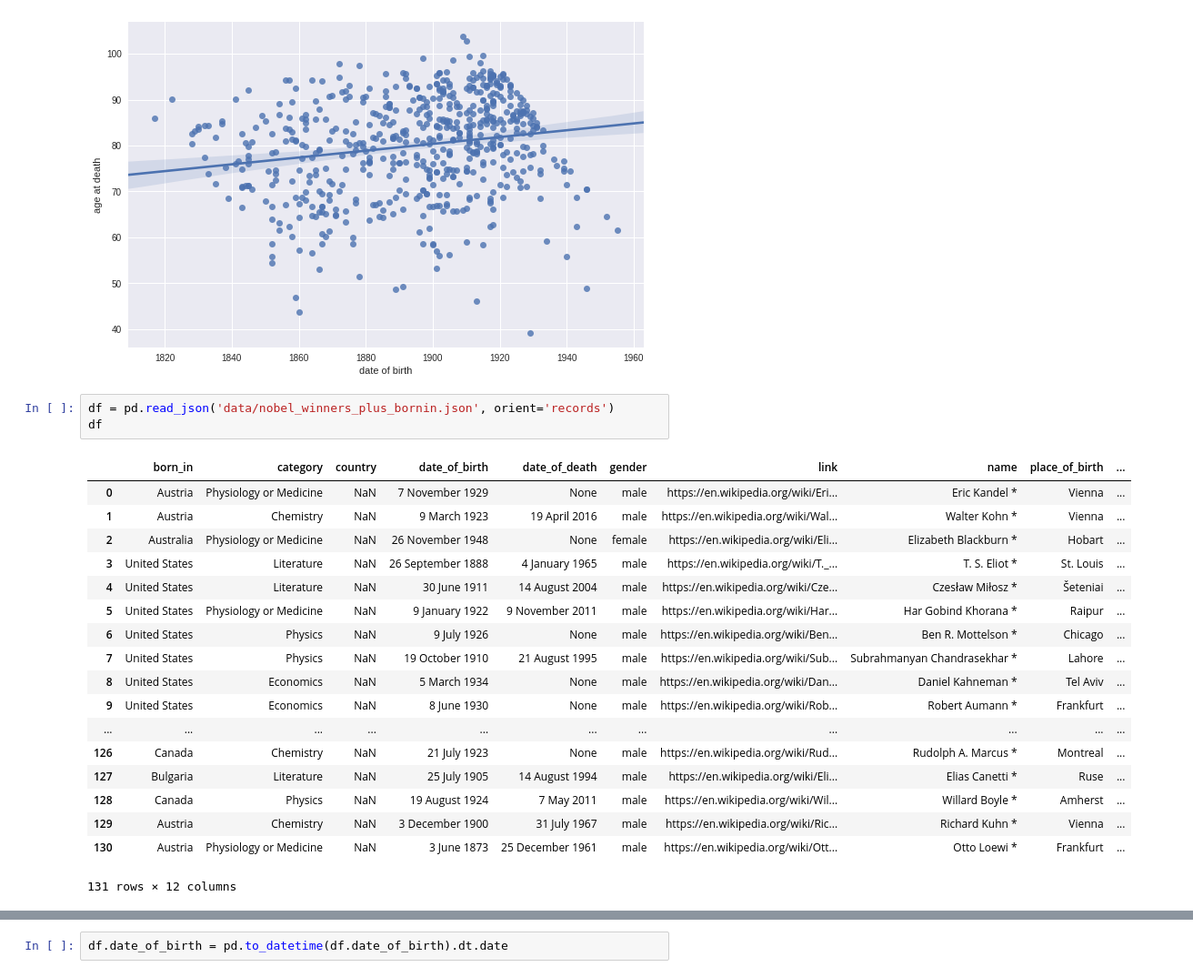
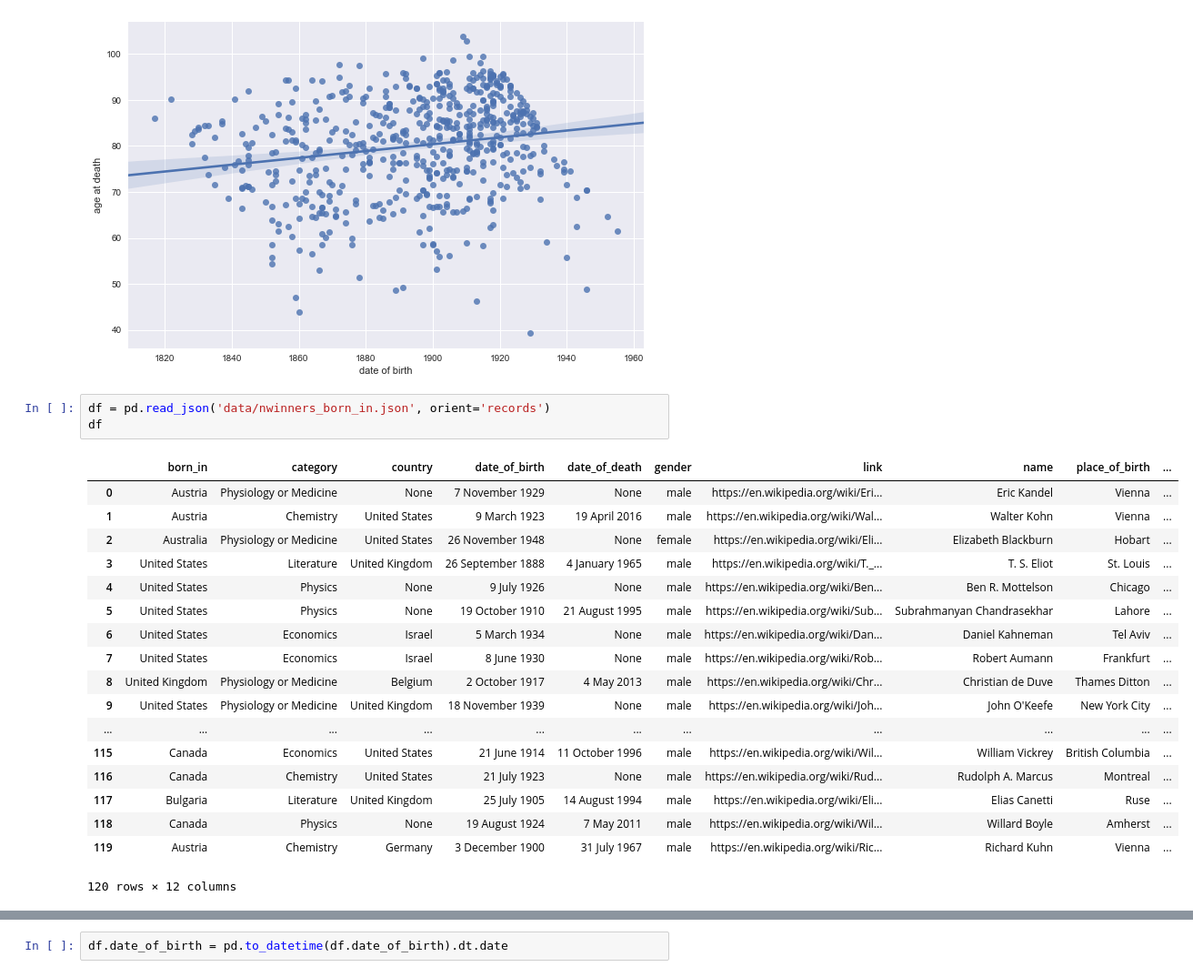
Before and after one commit to dyoung418/dataviz-python-js, a Jupyter notebook: exploring-data-pandas.ipynb, the cells around one changed output, grey strips where cells are left out. Shown at 91% size. Saved outputs shown, nothing was run; the diff lists cells and outputs as text.

```diff
--- a/exploring-data-pandas.ipynb
+++ b/exploring-data-pandas.ipynb
@@ -560,27 +554,27 @@ sns.lmplot('date of birth', 'age at death', data, size=6, aspect=1.5)
 <seaborn.axisgrid.FacetGrid at 0x...>
 [figure]
 # %%
-df = pd.read_json('data/nobel_winners_plus_bornin.json', orient='records')
+df = pd.read_json('data/nwinners_born_in.json', orient='records')
 df
 # %% [output]
 |  | born_in | category | country | date_of_birth | date_of_death | gender | link | name | place_of_birth | ... |
-| 0 | Austria | Physiology or Medicine | NaN | 7 November 1929 | None | male | https://en.wikipedia.org/wiki/Eri... | Eric Kandel * | Vienna | ... |
-| 1 | Austria | Chemistry | NaN | 9 March 1923 | 19 April 2016 | male | https://en.wikipedia.org/wiki/Wal... | Walter Kohn * | Vienna | ... |
-| 2 | Australia | Physiology or Medicine | NaN | 26 November 1948 | None | female | https://en.wikipedia.org/wiki/Eli... | Elizabeth Blackburn * | Hobart | ... |
-| 3 | United States | Literature | NaN | 26 September 1888 | 4 January 1965 | male | https://en.wikipedia.org/wiki/T._... | T. S. Eliot * | St. Louis | ... |
-| 4 | United States | Literature | NaN | 30 June 1911 | 14 August 2004 | male | https://en.wikipedia.org/wiki/Cze... | Czesław Miłosz * | Šeteniai | ... |
-| 5 | United States | Physiology or Medicine | NaN | 9 January 1922 | 9 November 2011 | male | https://en.wikipedia.org/wiki/Har... | Har Gobind Khorana * | Raipur | ... |
-| 6 | United States | Physics | NaN | 9 July 1926 | None | male | https://en.wikipedia.org/wiki/Ben... | Ben R. Mottelson * | Chicago | ... |
-| 7 | United States | Physics | NaN | 19 October 1910 | 21 August 1995 | male | https://en.wikipedia.org/wiki/Sub... | Subrahmanyan Chandrasekhar * | Lahore | ... |
-| 8 | United States | Economics | NaN | 5 March 1934 | None | male | https://en.wikipedia.org/wiki/Dan... | Daniel Kahneman * | Tel Aviv | ... |
-| 9 | United States | Economics | NaN | 8 June 1930 | None | male | https://en.wikipedia.org/wiki/Rob... | Robert Aumann * | Frankfurt | ... |
+| 0 | Austria | Physiology or Medicine | None | 7 November 1929 | None | male | https://en.wikipedia.org/wiki/Eri... | Eric Kandel | Vienna | ... |
+| 1 | Austria | Chemistry | United States | 9 March 1923 | 19 April 2016 | male | https://en.wikipedia.org/wiki/Wal... | Walter Kohn | Vienna | ... |
+| 2 | Australia | Physiology or Medicine | United States | 26 November 1948 | None | female | https://en.wikipedia.org/wiki/Eli... | Elizabeth Blackburn | Hobart | ... |
+| 3 | United States | Literature | United Kingdom | 26 September 1888 | 4 January 1965 | male | https://en.wikipedia.org/wiki/T._... | T. S. Eliot | St. Louis | ... |
+| 4 | United States | Physics | None | 9 July 1926 | None | male | https://en.wikipedia.org/wiki/Ben... | Ben R. Mottelson | Chicago | ... |
+| 5 | United States | Physics | None | 19 October 1910 | 21 August 1995 | male | https://en.wikipedia.org/wiki/Sub... | Subrahmanyan Chandrasekhar | Lahore | ... |
+| 6 | United States | Economics | Israel | 5 March 1934 | None | male | https://en.wikipedia.org/wiki/Dan... | Daniel Kahneman | Tel Aviv | ... |
+| 7 | United States | Economics | Israel | 8 June 1930 | None | male | https://en.wikipedia.org/wiki/Rob... | Robert Aumann | Frankfurt | ... |
+| 8 | United Kingdom | Physiology or Medicine | Belgium | 2 October 1917 | 4 May 2013 | male | https://en.wikipedia.org/wiki/Chr... | Christian de Duve | Thames Ditton | ... |
+| 9 | United States | Physiology or Medicine | United Kingdom | 18 November 1939 | None | male | https://en.wikipedia.org/wiki/Joh... | John O'Keefe | New York City | ... |
 | ... | ... | ... | ... | ... | ... | ... | ... | ... | ... | ... |
-| 126 | Canada | Chemistry | NaN | 21 July 1923 | None | male | https://en.wikipedia.org/wiki/Rud... | Rudolph A. Marcus * | Montreal | ... |
-| 127 | Bulgaria | Literature | NaN | 25 July 1905 | 14 August 1994 | male | https://en.wikipedia.org/wiki/Eli... | Elias Canetti * | Ruse | ... |
-| 128 | Canada | Physics | NaN | 19 August 1924 | 7 May 2011 | male | https://en.wikipedia.org/wiki/Wil... | Willard Boyle * | Amherst | ... |
-| 129 | Austria | Chemistry | NaN | 3 December 1900 | 31 July 1967 | male | https://en.wikipedia.org/wiki/Ric... | Richard Kuhn * | Vienna | ... |
-| 130 | Austria | Physiology or Medicine | NaN | 3 June 1873 | 25 December 1961 | male | https://en.wikipedia.org/wiki/Ott... | Otto Loewi * | Frankfurt | ... |
+| 115 | Canada | Economics | United States | 21 June 1914 | 11 October 1996 | male | https://en.wikipedia.org/wiki/Wil... | William Vickrey | British Columbia | ... |
+| 116 | Canada | Chemistry | United States | 21 July 1923 | None | male | https://en.wikipedia.org/wiki/Rud... | Rudolph A. Marcus | Montreal | ... |
+| 117 | Bulgaria | Literature | United Kingdom | 25 July 1905 | 14 August 1994 | male | https://en.wikipedia.org/wiki/Eli... | Elias Canetti | Ruse | ... |
+| 118 | Canada | Physics | None | 19 August 1924 | 7 May 2011 | male | https://en.wikipedia.org/wiki/Wil... | Willard Boyle | Amherst | ... |
+| 119 | Austria | Chemistry | Germany | 3 December 1900 | 31 July 1967 | male | https://en.wikipedia.org/wiki/Ric... | Richard Kuhn | Vienna | ... |
-131 rows × 12 columns
+120 rows × 12 columns
 # %%
 by_bornin_nat = df[df.born_in.notnull()].groupby(\
         ['born_in', 'country']).size().unstack()
```
Also changed, not shown: parts of 23 cells of this notebook, 6 other files.
